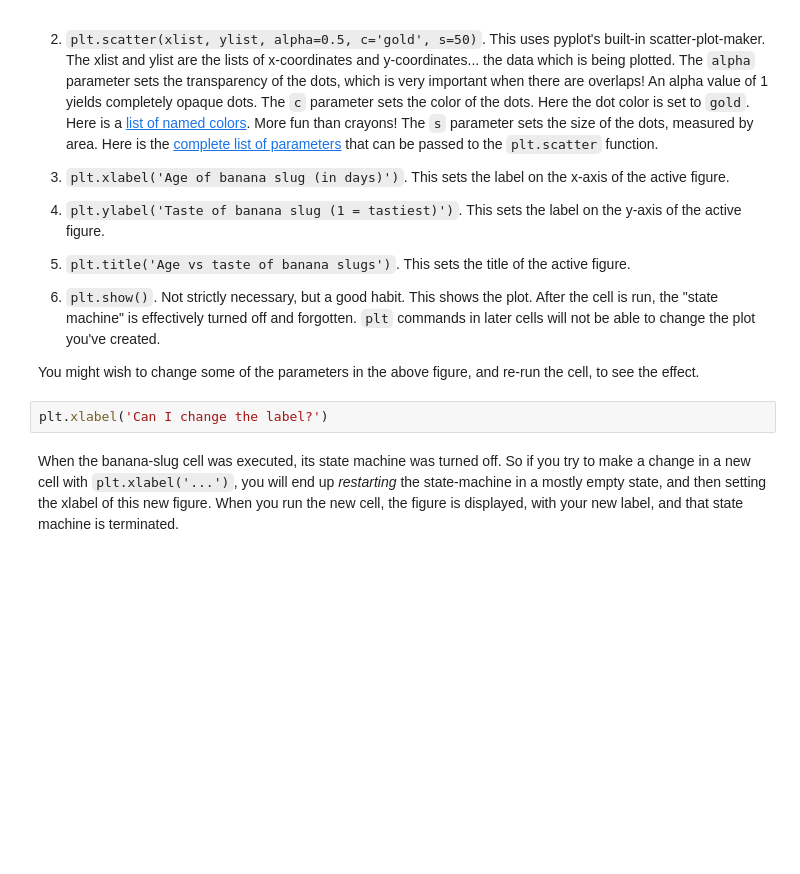
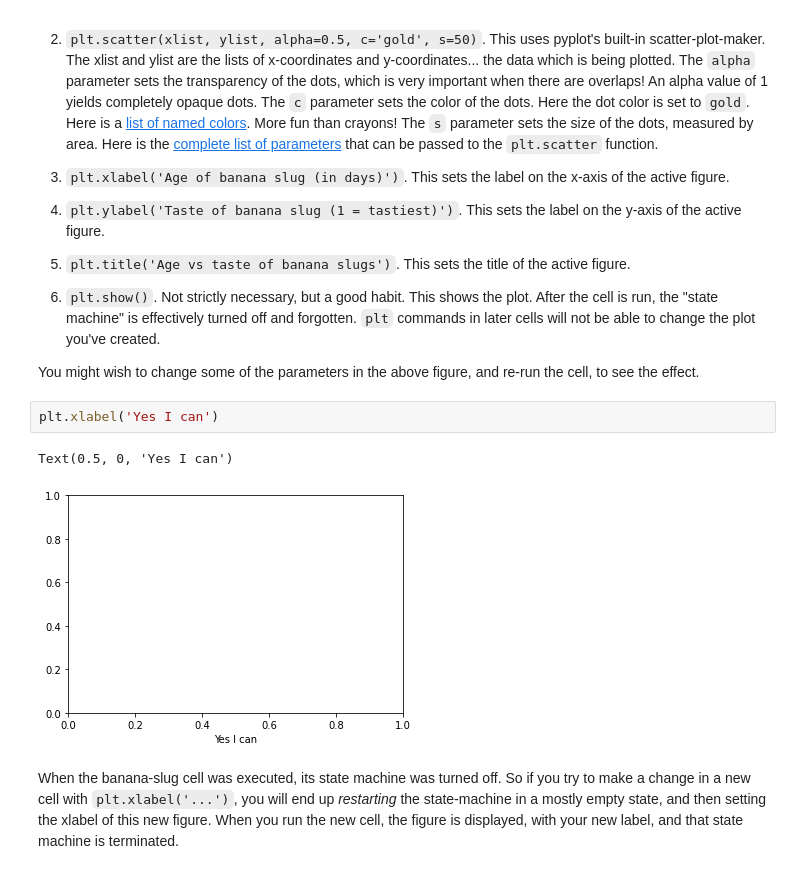
Before and after one commit to JesseLynch37/Math152, a Jupyter notebook: P4M_Notebook_4.ipynb, the cells around one changed output. Saved outputs shown, nothing was run; the diff lists cells and outputs as text; blank space fills up the shorter version.

```diff
--- a/P4M_Notebook_4.ipynb
+++ b/P4M_Notebook_4.ipynb
@@ -568,7 +757,10 @@ We're going to go through the whole figure-creation and display, line by line.
 
 You might wish to change some of the parameters in the above figure, and re-run the cell, to see the effect.
 # %%
-plt.xlabel('Can I change the label?')
+plt.xlabel('Yes I can')
+# %% [output]
+Text(0.5, 0, 'Yes I can')
+[figure, added]
 # %% [markdown]
 When the banana-slug cell was executed, its state machine was turned off.  So if you try to make a change in a new cell with `plt.xlabel('...')`, you will end up *restarting* the state-machine in a mostly empty state, and then setting the xlabel of this new figure.  When you run the new cell, the figure is displayed, with your new label, and that state machine is terminated.
 # %% [markdown]
```
Also changed, not shown: parts of 76 cells of this notebook.
